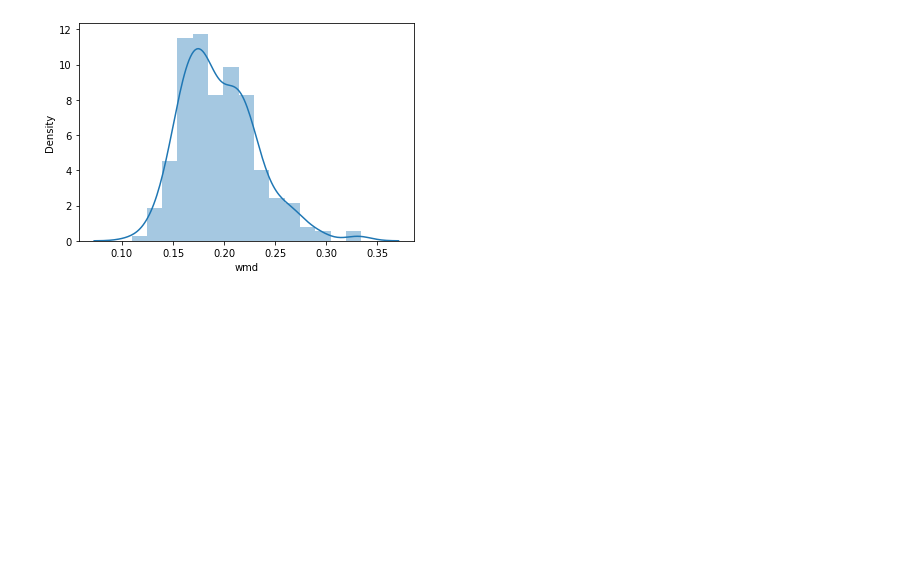
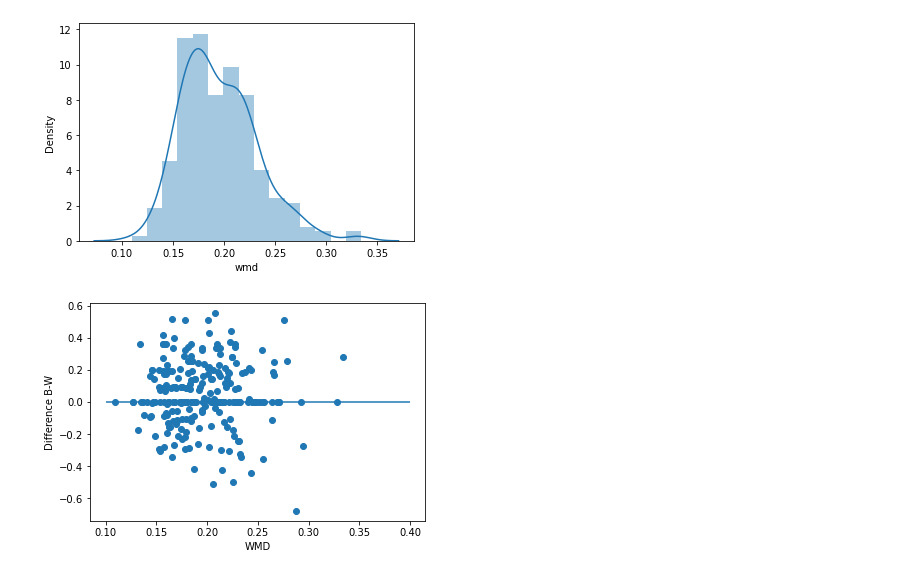
Before and after one commit to Guilherme26/dissertation, a Jupyter notebook: notebooks/pipelines/07-analysis/twitter/07-3-analyze-wmd.ipynb, the cells around one changed output. Saved outputs shown, nothing was run; the diff lists cells and outputs as text; code cells hidden in the pictures; blank space fills up the shorter version.

```diff
--- a/notebooks/pipelines/07-analysis/twitter/07-3-analyze-wmd.ipynb
+++ b/notebooks/pipelines/07-analysis/twitter/07-3-analyze-wmd.ipynb
@@ -50,7 +51,7 @@ for filename in df_data_desc[df_data_desc.group == "Black"].filename.values:
         dfs.append(df)
     except:
         count += 1
-df_black = pd.concat(dfs)
+df_black = pd.concat(dfs, ignore_index=True)
 
 dfs = []
 for filename in df_data_desc[df_data_desc.group == "White"].filename.values:
@@ -59,7 +60,7 @@ for filename in df_data_desc[df_data_desc.group == "White"].filename.values:
         dfs.append(df)
     except:
         count += 1
-df_white = pd.concat(dfs)
+df_white = pd.concat(dfs, ignore_index=True)
 # %% [markdown]
 ---
 ### Load embedding model
@@ -69,10 +71,15 @@ embedding_model = api.load("glove-wiki-gigaword-50")
 # %%
-import numpy as np
+%%time
 
+output_path = AbsolutePathBuilder.get_path(
+    f"07_twitter_wmd",
+    filepaths="../../../../config/filepaths.yaml"
+)
+
+file_idx = 0
 data = []
 distances = []
-for _, row_white in tqdm(df_white.iterrows(), total=df_white.shape[0]):
-
+for idx, row_white in tqdm(df_white.iterrows(), total=df_white.shape[0]):
     closest_row_black = None
     closest_dist = np.inf
     for _, row_black in df_black.iterrows():
@@ -87,3 +94,14 @@ for _, row_white in tqdm(df_white.iterrows(), total=df_white.shape[0]):
 
     data.append(concatenated_row)
     distances.append(closest_dist)
+
+    if ((idx+1) % 250 == 0) or (idx == df_white.index[-1]):
+        df_wmd = pd.DataFrame(data)
+        df_wmd = df_wmd.reset_index(drop=True)
+
+        df_wmd["wmd"] = distances
+
+        data.clear()
+        distances.clear()
+        df_wmd.to_csv(os.path.join(output_path, f"twitter_wmd_p{file_idx}.csv"), index=False)
+        file_idx += 1
@@ -118,3 +129,12 @@ plt.title("")
 plt.show()
 # %% [output]
 [figure]
+# %%
+plt.scatter(df_wmd.wmd, df_wmd.vader_score_black - df_wmd.vader_score)
+
+plt.xlabel("WMD")
+plt.ylabel("Difference B-W")
+plt.hlines(0, 0.1, 0.4)
+plt.show()
+# %% [output]
+[figure, added]
```
Also changed, not shown: parts of 6 cells of this notebook, 3 other files.
